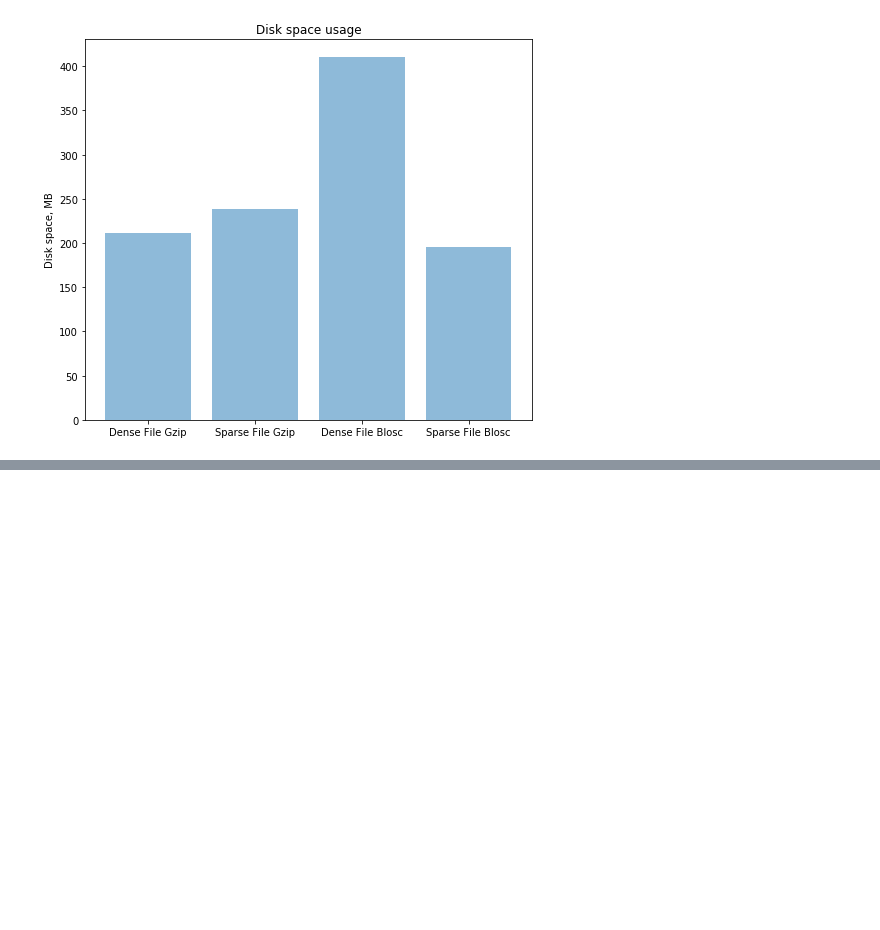
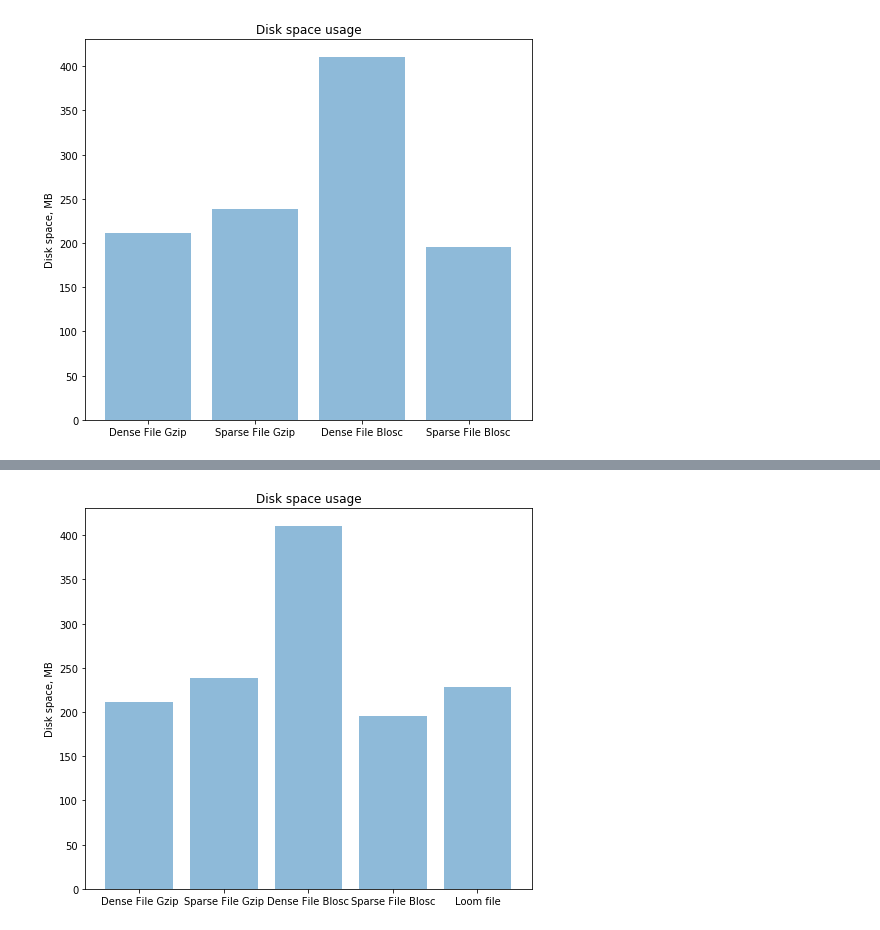
Before and after one commit to Koncopd/anndata-scanpy-benchmarks, a Jupyter notebook: Benchmarks.ipynb, the cells around one changed output, grey strips where cells are left out. Saved outputs shown, nothing was run; the diff lists cells and outputs as text; code cells hidden in the pictures; blank space fills up the shorter version.

Commit message:
loom benchmark

```diff
--- a/Benchmarks.ipynb
+++ b/Benchmarks.ipynb
@@ -238,6 +238,13 @@ if os.path.isfile('./sparse_blosc.h5ad'):
 # %%
 loompy.create('./test.loom', AD_dense.X.T, {}, {})
 ds = loompy.connect('./test.loom')
+# %%
+f_sz_loom = int(os.path.getsize('./test.loom')/10**6)
+
+groups = ('Dense File Gzip', 'Sparse File Gzip', 'Dense File Blosc', 'Sparse File Blosc', 'Loom file')
+u.simple_bar(groups, 'Disk space, MB', 'Disk space usage', (f_sz_dense, f_sz_sparse, f_sz_dense_blosc, f_sz_sparse_blosk, f_sz_loom))
+# %% [output]
+[figure, added]
 # %%
 %%timeit -o -r 3 -n 1
 
```
Also changed, not shown: parts of 19 cells of this notebook, 1 other file.
